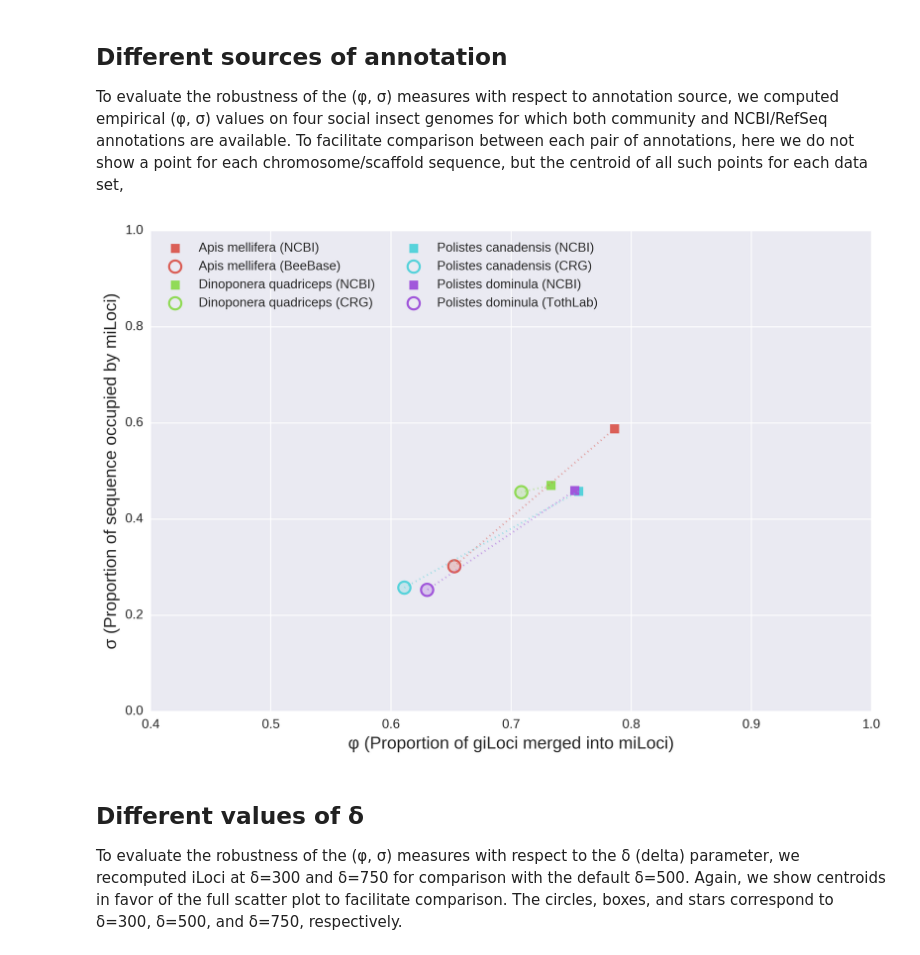
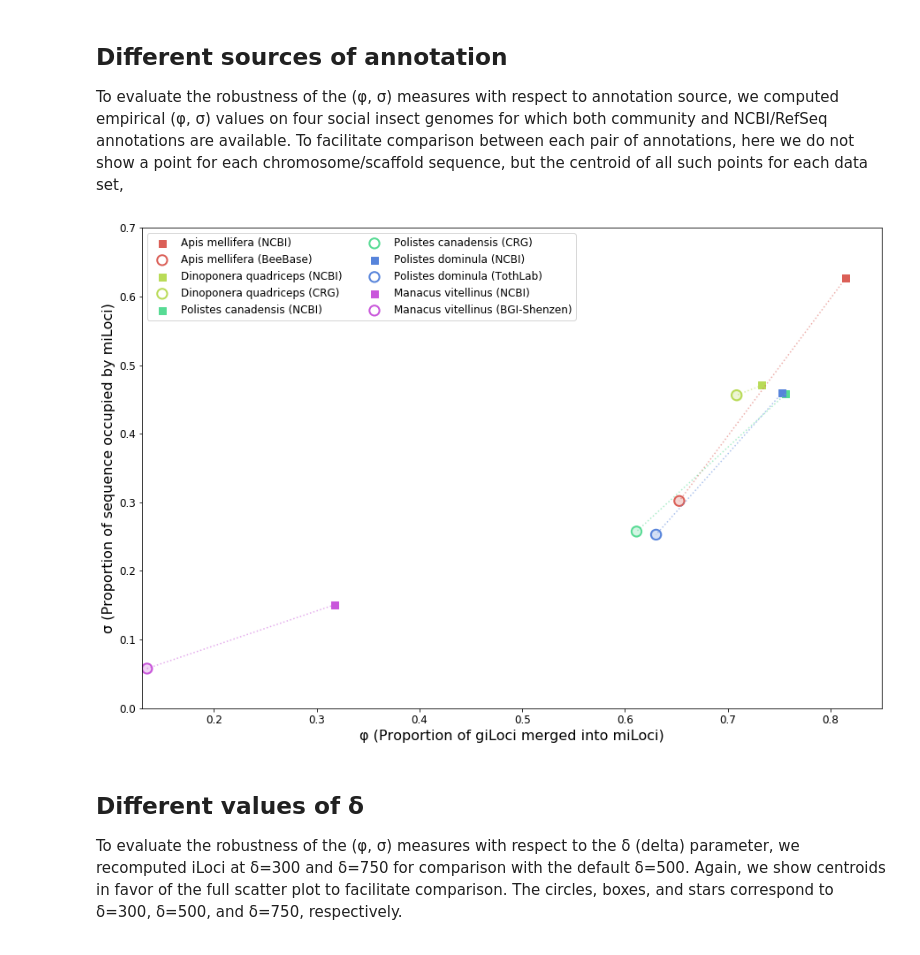
Before and after one commit to BrendelGroup/IntervalLoci, a Jupyter notebook: 02-genome-compactness.ipynb, the cells around one changed output. Saved outputs shown, nothing was run; the diff lists cells and outputs as text; code cells hidden in the pictures.

```diff
--- a/02-genome-compactness.ipynb
+++ b/02-genome-compactness.ipynb
@@ -13,7 +13,7 @@ matplotlib.rcParams['axes.labelsize'] = 16
 matplotlib.rcParams['xtick.labelsize'] = 12
 matplotlib.rcParams['ytick.labelsize'] = 12
 matplotlib.rcParams['savefig.dpi'] = 300
-seaborn.set_context({"figure.figsize": (12, 8)})
+seaborn.set_context({"figure.figsize": (15, 10)})
 # %%
 def calc_rho(species, basedir='data'):
     """
@@ -128,9 +128,10 @@ data = pandas.read_table('phisigma-alternates.tsv')
 speciesnames = ['Apis mellifera (NCBI)', 'Apis mellifera (BeeBase)',
                 'Dinoponera quadriceps (NCBI)', 'Dinoponera quadriceps (CRG)',
                 'Polistes canadensis (NCBI)', 'Polistes canadensis (CRG)',
-                'Polistes dominula (NCBI)', 'Polistes dominula (TothLab)']
-specieslist = ['Amel', 'Am32', 'Dqua', 'Dqcr',
-               'Pcan', 'Pccr', 'Pdom', 'Pdtl']
+                'Polistes dominula (NCBI)', 'Polistes dominula (TothLab)',
+                'Manacus vitellinus (NCBI)', 'Manacus vitellinus (BGI-Shenzen)']
+specieslist = ['Amh3', 'Am32', 'Dqua', 'Dqcr',
+               'Pcan', 'Pccr', 'Pdom', 'Pdtl', 'Mvi3', 'Mvi0']
 
 plots = list()
 palette = seaborn.color_palette("hls", len(specieslist))
@@ -141,36 +142,36 @@ for i, species in enumerate(specieslist):
     phis = list()
     sigmas = list()
 
     specdata = data.loc[(data.Species == species)]
     phis.append(list(specdata['Phi'])[0])
     sigmas.append(list(specdata['Sigma'])[0])
     plot = plt.scatter(specdata['Phi'], specdata['Sigma'], color=palette[i], marker='s', s=64)
     plots.append(plot)
 
     specdata = data.loc[(data.Species == specieslist[i+1])]
     phis.append(list(specdata['Phi'])[0])
     sigmas.append(list(specdata['Sigma'])[0])
     plot = plt.scatter(specdata['Phi'], specdata['Sigma'], color=palette[i], s=128, alpha=0.25)
     plot = plt.scatter(specdata['Phi'], specdata['Sigma'], color=palette[i], s=128, facecolor='none', lw=2)
     plots.append(plot)
     plot = plt.plot(phis, sigmas, color=palette[i], alpha=0.5, ls=':')
 
 
-_ = plt.xlim(0.4, 1.0)
-_ = plt.ylim(0.0, 1.0)
+_ = plt.xlim(0.13, 0.85)
+_ = plt.ylim(0.0, 0.7)
 #_ = plt.xlim(0.59, 0.81)
 #_ = plt.ylim(0.18, 0.82)
 #_ = plt.xlim(-0.02, 1.02)
 #_ = plt.ylim(-0.02, 1.02)
 _ = plt.xlabel('φ (Proportion of giLoci merged into miLoci)')
 _ = plt.ylabel('σ (Proportion of sequence occupied by miLoci)')
 _ = plt.legend(plots, speciesnames, scatterpoints=1,
            loc='upper left',
            ncol=2,
            fontsize=12)
 _ = plt.show()
 # %% [output]
-[figure, old version]
+[figure, new version]
 # %% [markdown]
 ## Different values of δ
 
```
Also changed, not shown: parts of 4 cells of this notebook, 3 other files.
